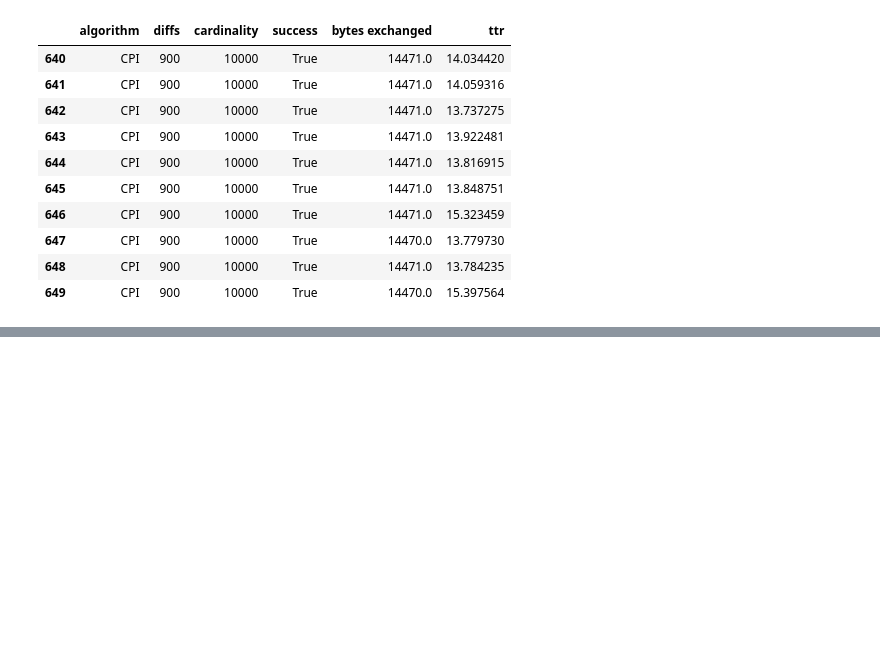
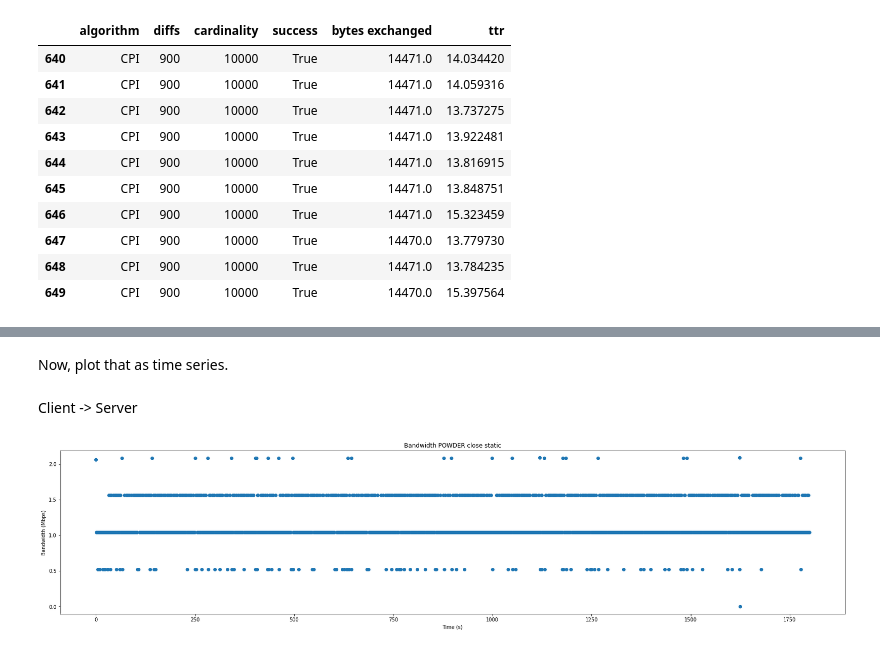
Before and after one commit to nislab/gensync, a Jupyter notebook: run/analysis.ipynb, the cells around one changed output, grey strips where cells are left out. Drawn from its saved outputs; the diff is of its cells as text; code cells hidden in the pictures; blank space fills up the shorter version.

```diff
--- a/run/analysis.ipynb
+++ b/run/analysis.ipynb
@@ -559,0 +628,15 @@ d_1026[(d_1026['algorithm'] == 'CPI') & (d_1026['diffs'] == 900)]
+# %%
+iperf_1025_cs = ca.parse_iperf('plain_data/network/benchmark_net_332752883_1025_iperf/iperf_client_to_server.json')
+iperf_1025_sc = ca.parse_iperf('plain_data/network/benchmark_net_332752883_1025_iperf/iperf_server_to_client.json')
+
+iperf_1026_cs = ca.parse_iperf('plain_data/network/benchmark_net_546262693_1026_iperf/iperf_client_to_server.json')
+iperf_1026_sc = ca.parse_iperf('plain_data/network/benchmark_net_546262693_1026_iperf/iperf_server_to_client.json')
+
+def cnv_Mbps(df: pd.DataFrame) -> pd.DataFrame:
+    """Convert bps to Mbps."""
+    df['bits_per_second'] = df['bits_per_second'].apply(lambda x: x / 1e+6)
+    df = df.rename({'bits_per_second': 'Mbps'}, axis='columns')
+    return df
+
+iperf_1025_cs, iperf_1025_sc, iperf_1026_cs, iperf_1026_sc = \
+    [cnv_Mbps(d) for d in [iperf_1025_cs, iperf_1025_sc, iperf_1026_cs, iperf_1026_sc]]
@@ -559,0 +699,15 @@ d_1026[(d_1026['algorithm'] == 'CPI') & (d_1026['diffs'] == 900)]
+# %% [markdown]
+Now, plot that as time series.
+# %%
+def plot_iperf_time_series(df: pd.DataFrame, title: str) -> None:
+    plt.figure(figsize=(28, 6))
+    plt.plot(df['Mbps'], marker='o', linestyle='')
+    plt.xlabel('Time (s)')
+    plt.ylabel('Bandwidth (Mbps)')
+    plt.title(title)
+# %% [markdown]
+Client -> Server
+# %%
+plot_iperf_time_series(iperf_1025_cs, title='Bandwidth POWDER close static')
+# %% [output]
+[figure, added]
```
Also changed, not shown: parts of 31 cells of this notebook, 1 other file.
